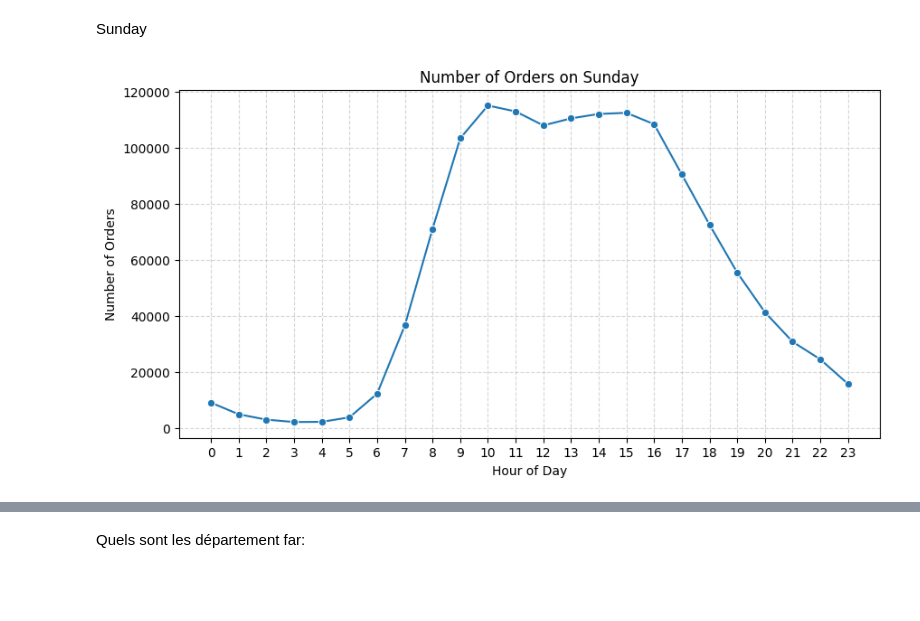
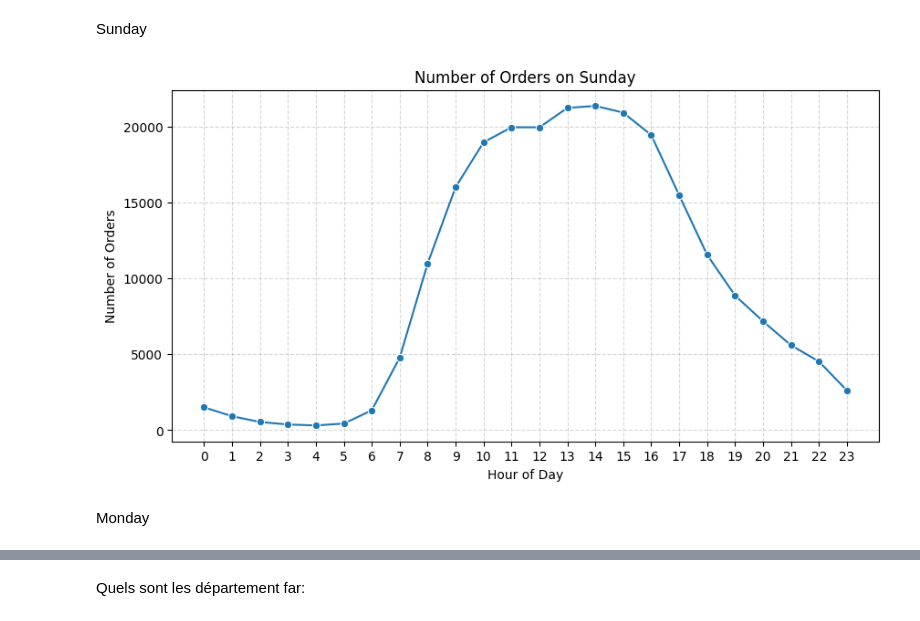
Before and after one commit to AdamTamboura/NextBuy_ML_project, a Jupyter notebook: notebooks/eda.ipynb, the cells around one changed output, grey strips where cells are left out. Saved outputs shown, nothing was run; the diff lists cells and outputs as text; code cells hidden in the pictures; blank space fills up the shorter version.

```diff
--- a/notebooks/eda.ipynb
+++ b/notebooks/eda.ipynb
@@ -196,21 +207,23 @@ orders_sunday_hour = (
 # %%
 #The Graphic (Sunday per hour)
 plt.figure(figsize=(10,5))
 
 sns.lineplot(
-    data=orders_per_hour,
+    data=orders_sunday_hour,
     x="order_hour_of_day",
     y="num_orders",
     marker="o"
 )
 
 plt.title("Number of Orders on Sunday")
 plt.xlabel("Hour of Day")
 plt.ylabel("Number of Orders")
 
 plt.xticks(range(0,24))
 plt.grid(True, linestyle="--", alpha=0.5)
 
 plt.show()
 # %% [output]
-[figure, old version]
+[figure, new version]
+# %% [markdown]
+Monday
```
Also changed, not shown: parts of 23 cells of this notebook.
